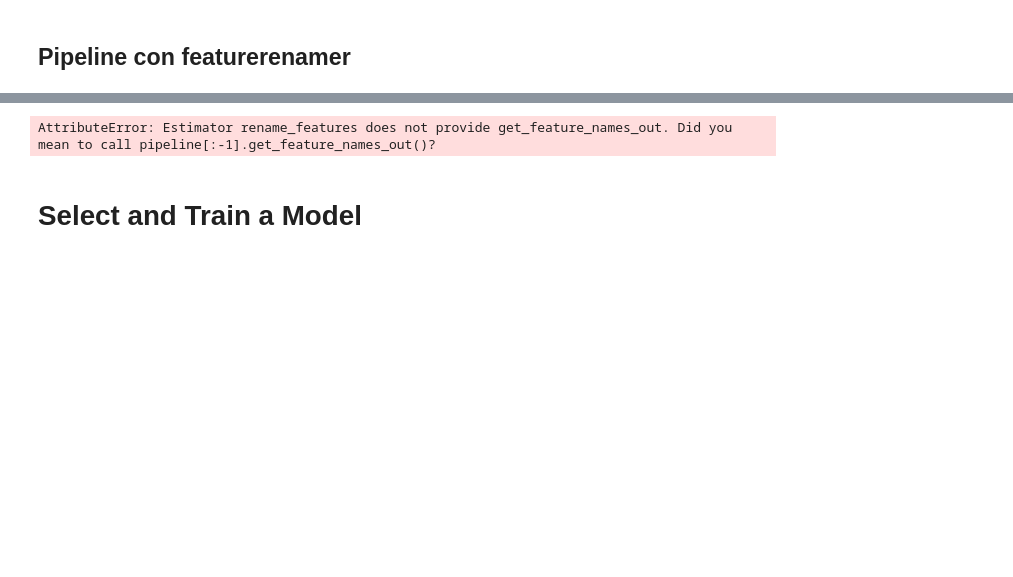
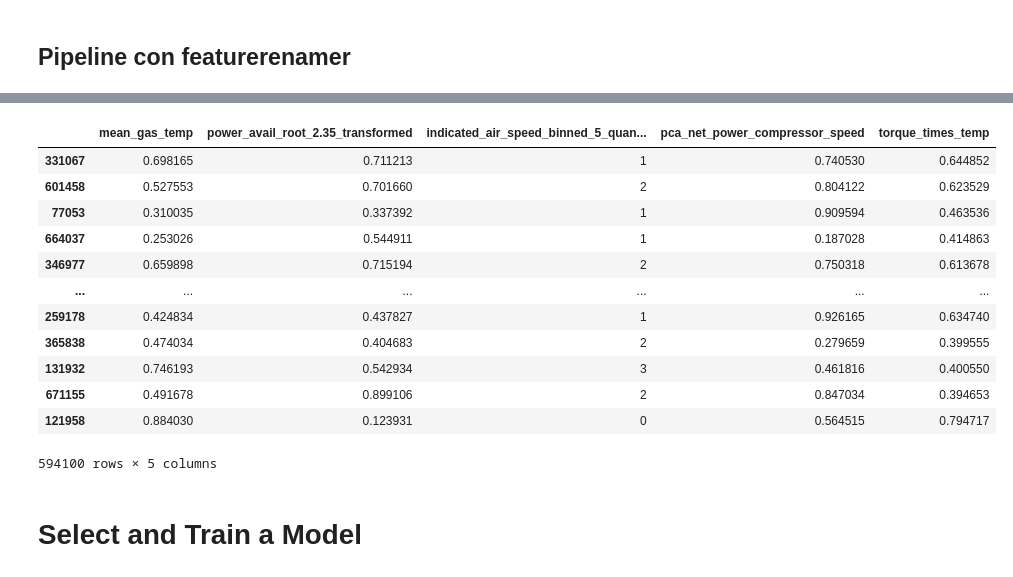
Before and after one commit to TizianoCosta/AML_2425_FinalProject, a Jupyter notebook: notebook/regressione_logistica_3.ipynb, the cells around one changed output, grey strips where cells are left out. Drawn from its saved outputs; the diff is of its cells as text; code cells hidden in the pictures; blank space fills up the shorter version.

```diff
--- a/notebook/regressione_logistica_3.ipynb
+++ b/notebook/regressione_logistica_3.ipynb
@@ -821,8 +965,20 @@ Dropping 'torque_meas' and 'outside_air_temp' columns...
 594100 rows × 5 columns
-# %%
-preprocessing.get_feature_names_out()
-# %% [output]
-AttributeError: Estimator rename_features does not provide get_feature_names_out. Did you mean to call pipeline[:-1].get_feature_names_out()?
+# %%
+data_train_processed_x
+# %% [output]
+|  | mean_gas_temp | power_avail_root_2.35_transformed | indicated_air_speed_binned_5_quan... | pca_net_power_compressor_speed | torque_times_temp |
+| 331067 | 0.698165 | 0.711213 | 1 | 0.740530 | 0.644852 |
+| 601458 | 0.527553 | 0.701660 | 2 | 0.804122 | 0.623529 |
+| 77053 | 0.310035 | 0.337392 | 1 | 0.909594 | 0.463536 |
+| 664037 | 0.253026 | 0.544911 | 1 | 0.187028 | 0.414863 |
+| 346977 | 0.659898 | 0.715194 | 2 | 0.750318 | 0.613678 |
+| ... | ... | ... | ... | ... | ... |
+| 259178 | 0.424834 | 0.437827 | 1 | 0.926165 | 0.634740 |
+| 365838 | 0.474034 | 0.404683 | 2 | 0.279659 | 0.399555 |
+| 131932 | 0.746193 | 0.542934 | 3 | 0.461816 | 0.400550 |
+| 671155 | 0.491678 | 0.899106 | 2 | 0.847034 | 0.394653 |
+| 121958 | 0.884030 | 0.123931 | 0 | 0.564515 | 0.794717 |
+594100 rows × 5 columns
 # %% [markdown]
 # Select and Train a Model
 # %% [markdown]
```
Also changed, not shown: parts of 10 cells of this notebook.
